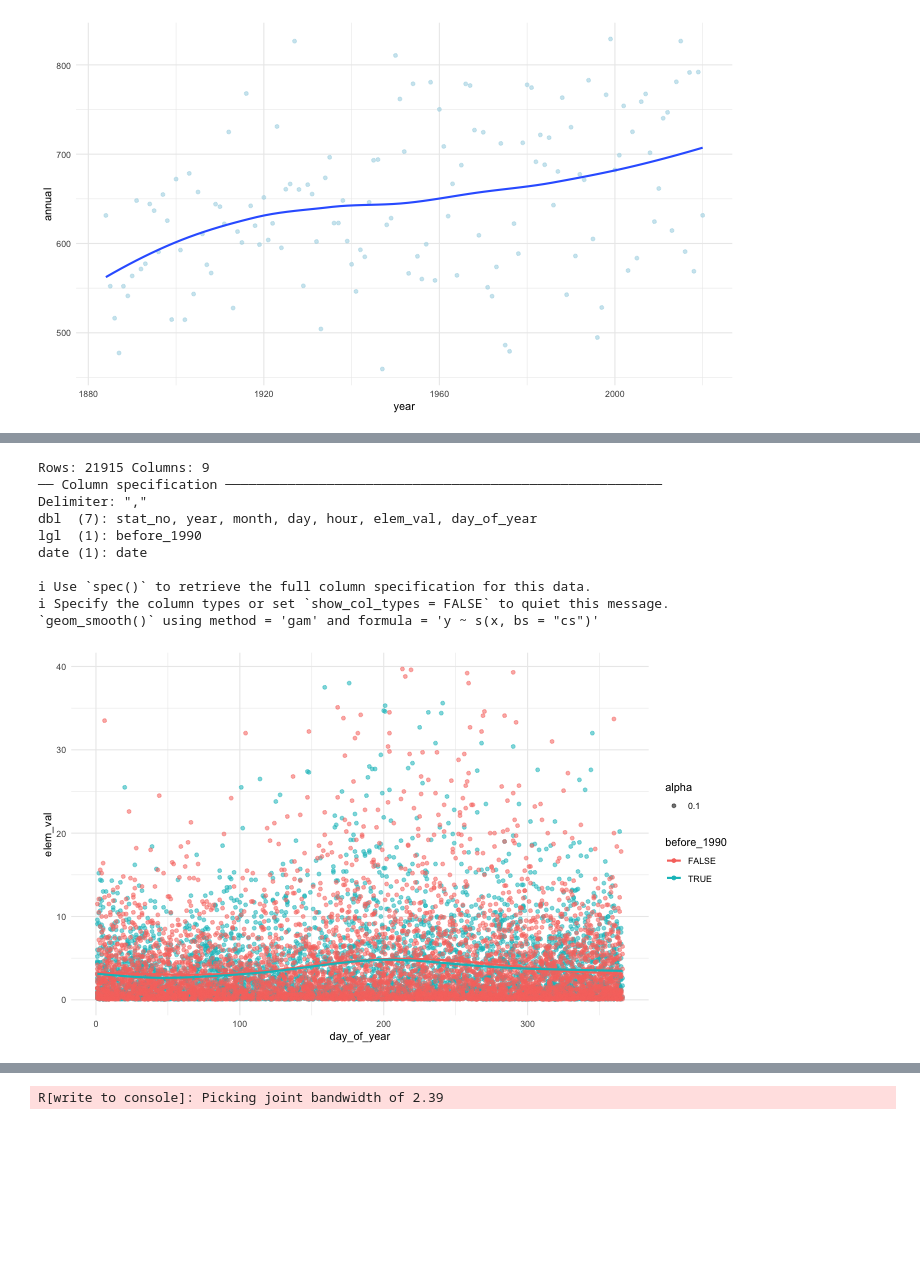
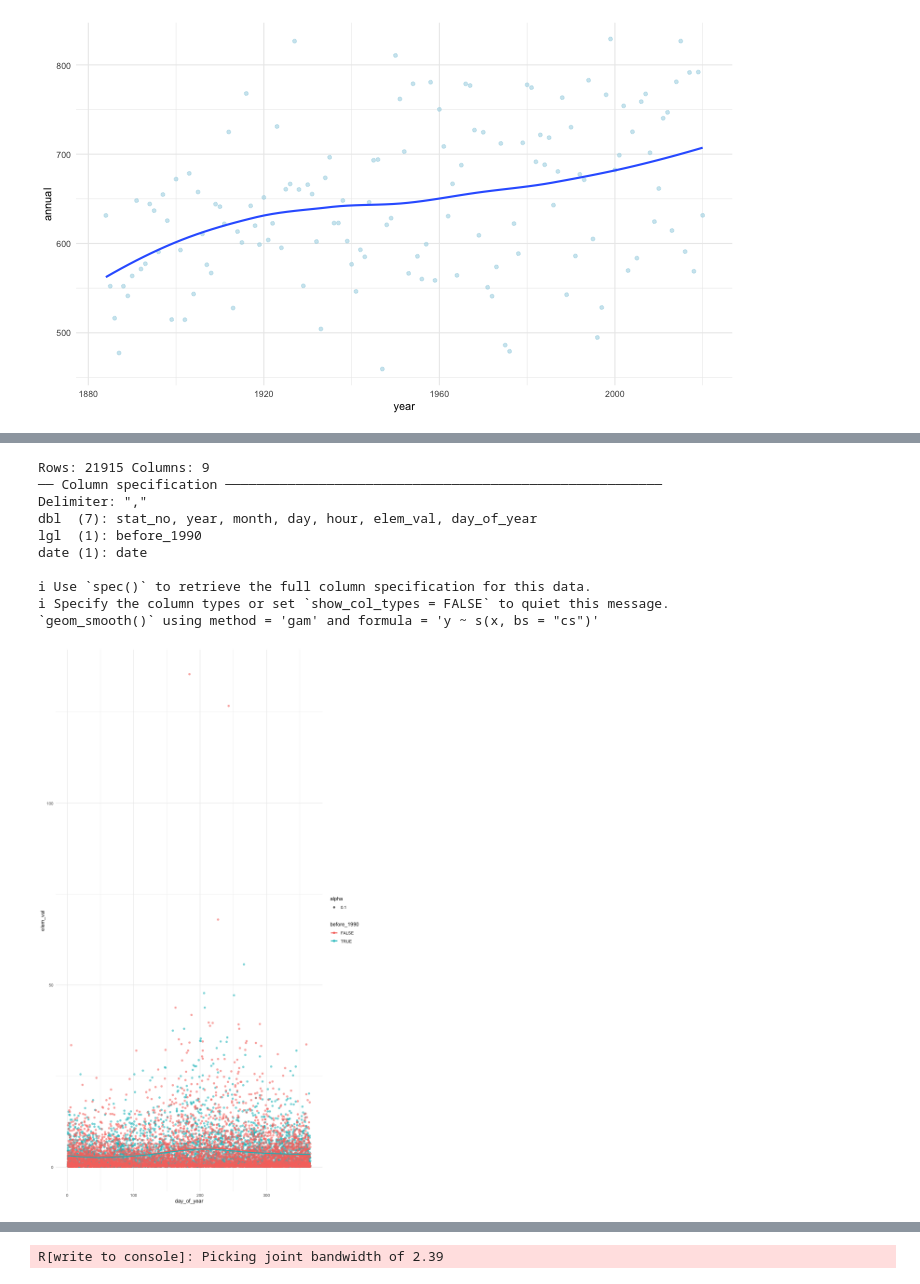
Before and after one commit to laurabejder/rain, a Jupyter notebook: visualizations.ipynb, the cells around one changed output, grey strips where cells are left out. Drawn from its saved outputs; the diff is of its cells as text; code cells hidden in the pictures; blank space fills up the shorter version.

```diff
--- a/visualizations.ipynb
+++ b/visualizations.ipynb
@@ -289,28 +265,27 @@ ggplot(data, aes(x=year, y = five_year)) +
 # %%
-%%R -w 700 -h 400
+%%R -w 700 -h 1200
 
 data <- read_csv('data/cph_daily.csv')
 
 data <- data %>%
-    filter(elem_val < 40) %>%
     filter(elem_val > 0)
 
 ggplot(data, aes(x = day_of_year, y = elem_val, color=before_1990)) +
     geom_point(aes(alpha = 0.1)) +
     geom_smooth(se = F) +
     theme_minimal()
 # %% [output]
 Rows: 21915 Columns: 9
 ── Column specification ────────────────────────────────────────────────────────
 Delimiter: ","
 dbl  (7): stat_no, year, month, day, hour, elem_val, day_of_year
 lgl  (1): before_1990
 date (1): date
 
 ℹ Use `spec()` to retrieve the full column specification for this data.
 ℹ Specify the column types or set `show_col_types = FALSE` to quiet this message.
 `geom_smooth()` using method = 'gam' and formula = 'y ~ s(x, bs = "cs")'
-[figure, old version]
+[figure, new version]
 # %%
 df = pd.read_csv('data/cph_daily.csv')
 
```
Also changed, not shown: parts of 11 cells of this notebook, 6 other files.
